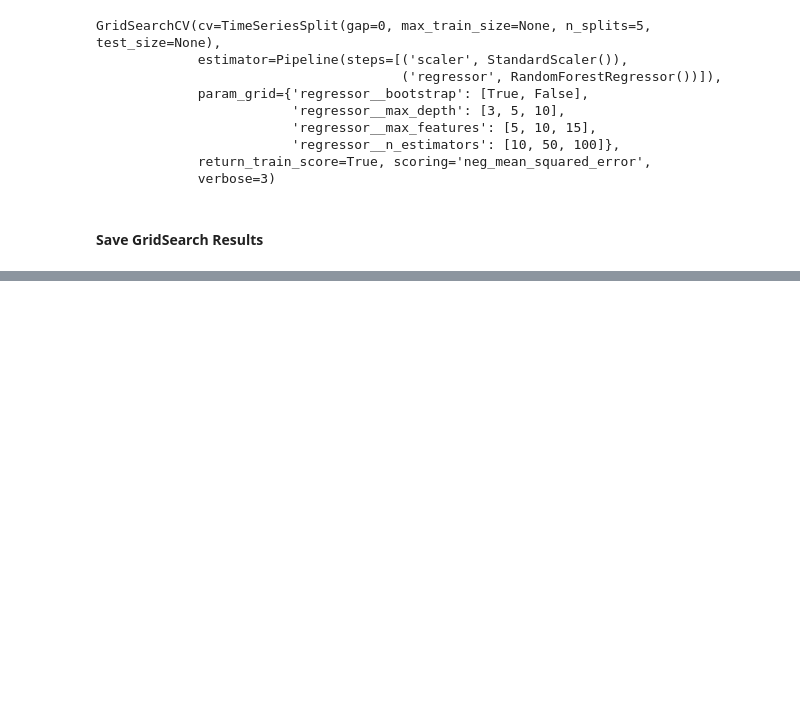
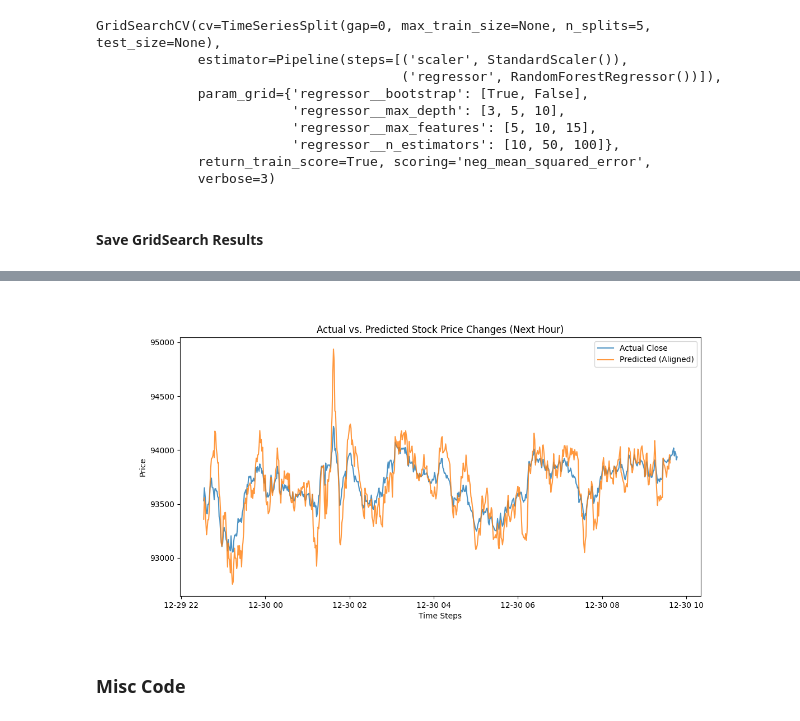
Before and after one commit to eycewind/binbot, a Jupyter notebook: linear-1min.ipynb, the cells around one changed output, grey strips where cells are left out. Saved outputs shown, nothing was run; the diff lists cells and outputs as text; code cells hidden in the pictures; blank space fills up the shorter version.

Commit message:
Starting EMA based predictions

```diff
--- a/linear-1min.ipynb
+++ b/linear-1min.ipynb
@@ -194,5 +158,0 @@ joblib.dump(grid_search, 'grid_search_results_1min_nn10.pkl')
-# %%
-
-# Load GridSearch results
-grid_search = joblib.load('grid_search_results_1sec_nn12.pkl')
-# grid_search = joblib.load('grid_search_results.pkl')
@@ -201,4 +158,0 @@ grid_search = joblib.load('grid_search_results_1sec_nn12.pkl')
-# %%
-# Load GridSearch results
-grid_search = joblib.load('grid_search_results_1min_reduced.pkl')
-# grid_search = joblib.load('grid_search_results.pkl')
@@ -218,3 +272,9 @@ Best Score: -0.001007909903643664
+# %%
+
+# Load GridSearch results
+grid_search = joblib.load('grid_search_results_1min_neg_nn10.pkl')
+# grid_search = joblib.load('grid_search_results_1sec_nn12.pkl')
+# grid_search = joblib.load('grid_search_results.pkl')
 # %%
 rmse = (-best_score) ** 0.5
 print(f"RMSE: {rmse}")
@@ -810,3 +983,52 @@ NameError: name 'grid_search' is not defined
+# %%
+#Fetch data from db
+df = binance_client.fetch_data_from_db(pair)
+
+batch_feature = BatchFeatures()
+batch_feature.calculate_sma(df)
+batch_feature.calculate_ema(df)
+batch_feature.calculate_rsi(df)
+batch_feature.calculate_macd(df)
+batch_feature.calculate_bollinger_bands(df)
+batch_feature.calculate_atr(df)
+batch_feature.calculate_volume_features(df)
+batch_feature.calculate_roc(df)
+batch_feature.calculate_lagged_features(df)
+batch_feature.calculate_candle_features(df)
+# Drop NaNs
+df.dropna(inplace=True)
+
+# Drop Close from test set
+X_test = df.drop(['close'], axis=1)
+
+# Load the best model
+best_model = joblib.load('best_model_10candles_reduced_1min.joblib')
+span = 10  # Number of candles ahead the model predicts
+
+# Generate predictions
+predictions = pd.DataFrame(best_model.predict(X_test), index=X_test.index, columns=["Predicted Change"])
+
+# Add predictions to a DataFrame
+results_df = df.copy()
+results_df['Predicted Change'] = predictions.shift(-span).values  # Shift predictions forward by `span`
+
+# Compute predicted prices based on the previous close and Predicted Change
+results_df['Predicted Price'] = results_df['close'] * (1 + results_df['Predicted Change'] / 100)
+
+# Plot the results with proper alignment
+plt.clf()
+plt.figure(figsize=(12, 6))
+plt.plot(df['close'], label="Actual Close", alpha=0.8)
+plt.plot(results_df['Predicted Price'], label="Predicted (Aligned)", alpha=0.8)
+plt.legend()
+plt.title("Actual vs. Predicted Stock Price Changes (Next Hour)")
+plt.xlabel("Time Steps")
+plt.ylabel("Price")
+plt.show()
+# %% [output]
+[figure, added]
+# %% [markdown]
+### Misc Code
 # %%
 import cupy as cp
 X_train_gpu = cp.array(X_train)
```
Also changed, not shown: parts of 48 cells of this notebook, 5 other files.
